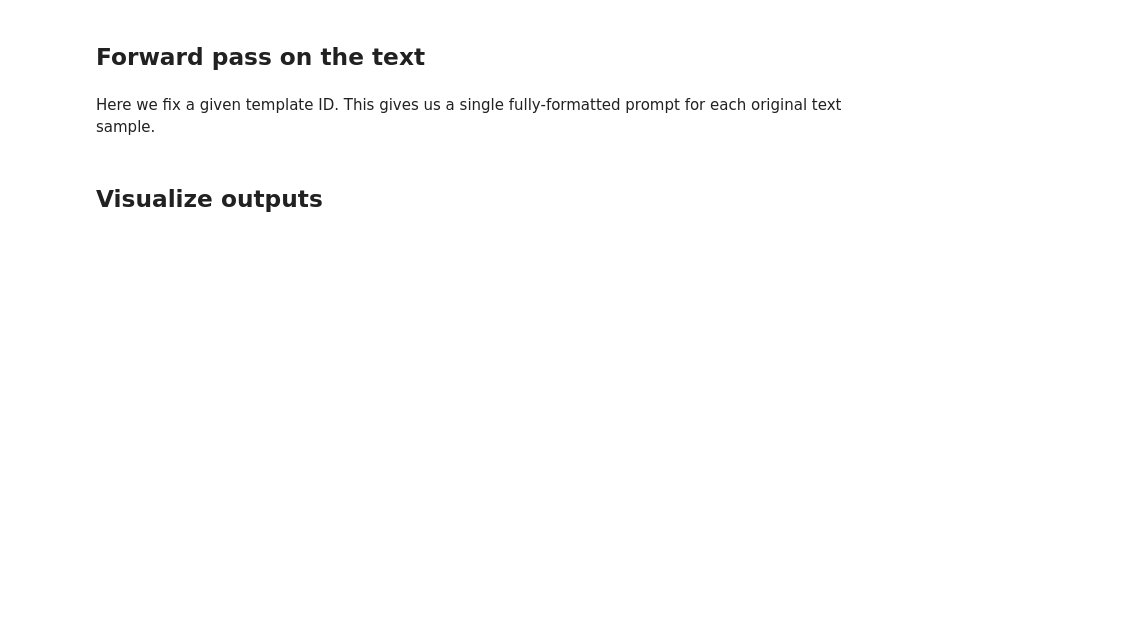
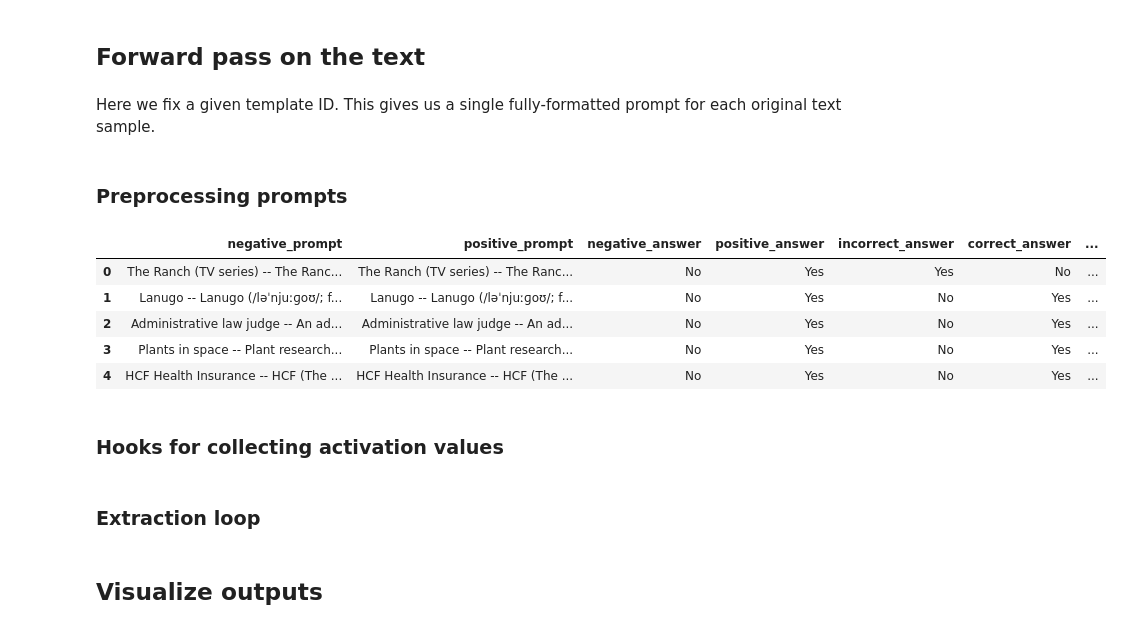
Before and after one commit to adzcai/elk-experiments, a Jupyter notebook: Exploration.ipynb, the cells around one changed output. Saved outputs shown, nothing was run; the diff lists cells and outputs as text; code cells hidden in the pictures; blank space fills up the shorter version.

Commit message:
visualize boolq outputs

```diff
--- a/Exploration.ipynb
+++ b/Exploration.ipynb
@@ -132,6 +146,9 @@ import itertools
 import pandas as pd
 
 n_prompts = 12
+batch_range = torch.arange(n_prompts)
 
-prompt_dataset = load_prompts("imdb", split_type="val")
+dataset = "super_glue boolq"
+
+prompt_dataset = load_prompts(dataset, split_type="val")
 prompt_dataset = list(itertools.islice(prompt_dataset, n_prompts))
@@ -206,10 +241,22 @@ import transformer_lens.utils as utils
 from functools import partial
 # %% [markdown]
 Here we fix a given template ID. This gives us a single fully-formatted prompt for each original text sample.
+# %% [markdown]
+### Preprocessing prompts
 # %%
 template_id = 1
+
+save_path = Path(f"results/ccs/pythia-1b/{dataset}/template-{template_id}")
+
 prompts = df.loc[pd.IndexSlice[:, template_id], :].reset_index(drop=True)
 prompts.head()
+# %% [output]
+|  | negative_prompt | positive_prompt | negative_answer | positive_answer | incorrect_answer | correct_answer | ... |
+| 0 | The Ranch (TV series) -- The Ranc... | The Ranch (TV series) -- The Ranc... | No | Yes | Yes | No | ... |
+| 1 | Lanugo -- Lanugo (/ləˈnjuːɡoʊ/; f... | Lanugo -- Lanugo (/ləˈnjuːɡoʊ/; f... | No | Yes | No | Yes | ... |
+| 2 | Administrative law judge -- An ad... | Administrative law judge -- An ad... | No | Yes | No | Yes | ... |
+| 3 | Plants in space -- Plant research... | Plants in space -- Plant research... | No | Yes | No | Yes | ... |
+| 4 | HCF Health Insurance -- HCF (The ... | HCF Health Insurance -- HCF (The ... | No | Yes | No | Yes | ... |
 # %%
 neg_prompts = prompts["negative_prompt"].tolist()
 pos_prompts = prompts["positive_prompt"].tolist()
@@ -223,6 +270,8 @@ neg_str_tokens = model.to_str_tokens(neg_prompts)
 pos_str_tokens = model.to_str_tokens(pos_prompts)
 
 prompt_lengths = torch.tensor([len(tokens) for tokens in neg_str_tokens])
+# %% [markdown]
+### Hooks for collecting activation values
 # %%
 # the negative and positive prompts match up until the very last token,
 # so we just record one and then get only the last token of the other one
@@ -251,4 +299,6 @@ def final_projection(
     x = resid_pre[batch_range, prompt_lengths - 1, :]
     pos_results[:, layer] = reporters[layer](x).cpu()
     return resid_pre
+# %% [markdown]
+### Extraction loop
 # %%
```
Also changed, not shown: parts of 15 cells of this notebook, 2 other files.
